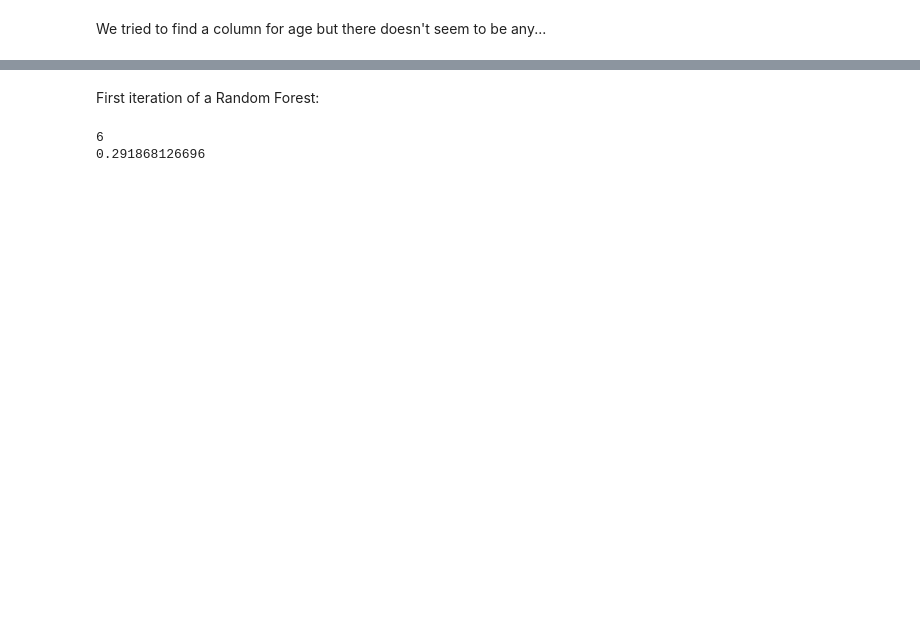
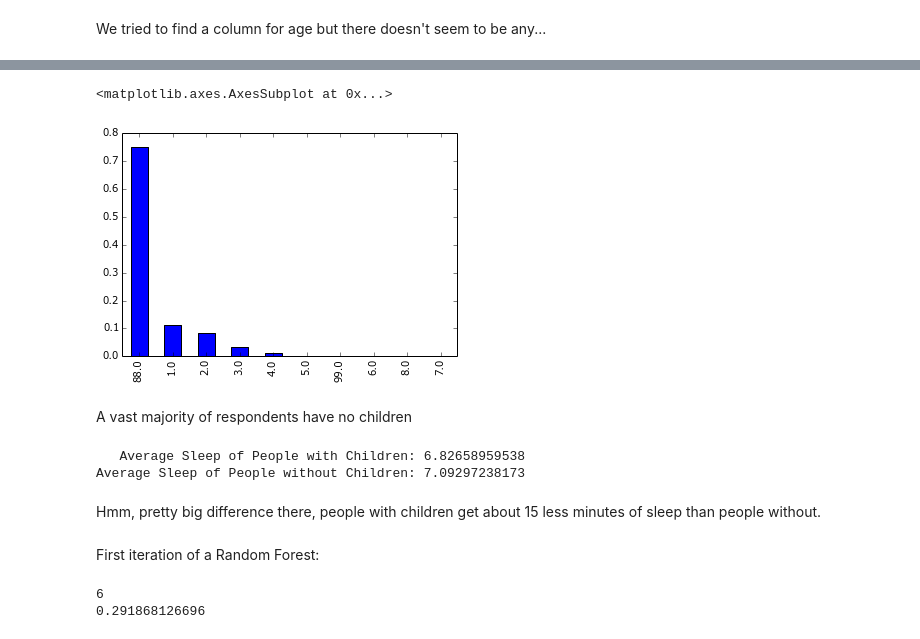
Before and after one commit to Ziyilan/DataScience16CTW, a Jupyter notebook: data_exploration.ipynb, the cells around one changed output, grey strips where cells are left out. Drawn from its saved outputs; the diff is of its cells as text; code cells hidden in the pictures; blank space fills up the shorter version.

```diff
--- a/data_exploration.ipynb
+++ b/data_exploration.ipynb
@@ -116,3 +138,18 @@ We tried to find a column for age but there doesn't seem to be any...
+# %%
+children.value_counts(normalize=True).plot(kind='bar')
+# %% [output]
+<matplotlib.axes.AxesSubplot at 0x...>
+[figure, added]
+# %% [markdown]
+A vast majority of respondents have no children
+# %%
+print "   Average Sleep of People with Children:", sleptim[b['children'] != 88].mean()
+print "Average Sleep of People without Children:", sleptim[b['children'] == 88].mean()
+# %% [output]
+   Average Sleep of People with Children: 6.82658959538
+Average Sleep of People without Children: 7.09297238173
+# %% [markdown]
+Hmm, pretty big difference there, people with children get about 15 less minutes of sleep than people without.
 # %%
 from sklearn.linear_model import LinearRegression
 from sklearn.cross_validation import KFold
```
Also changed, not shown: parts of 12 cells of this notebook.
